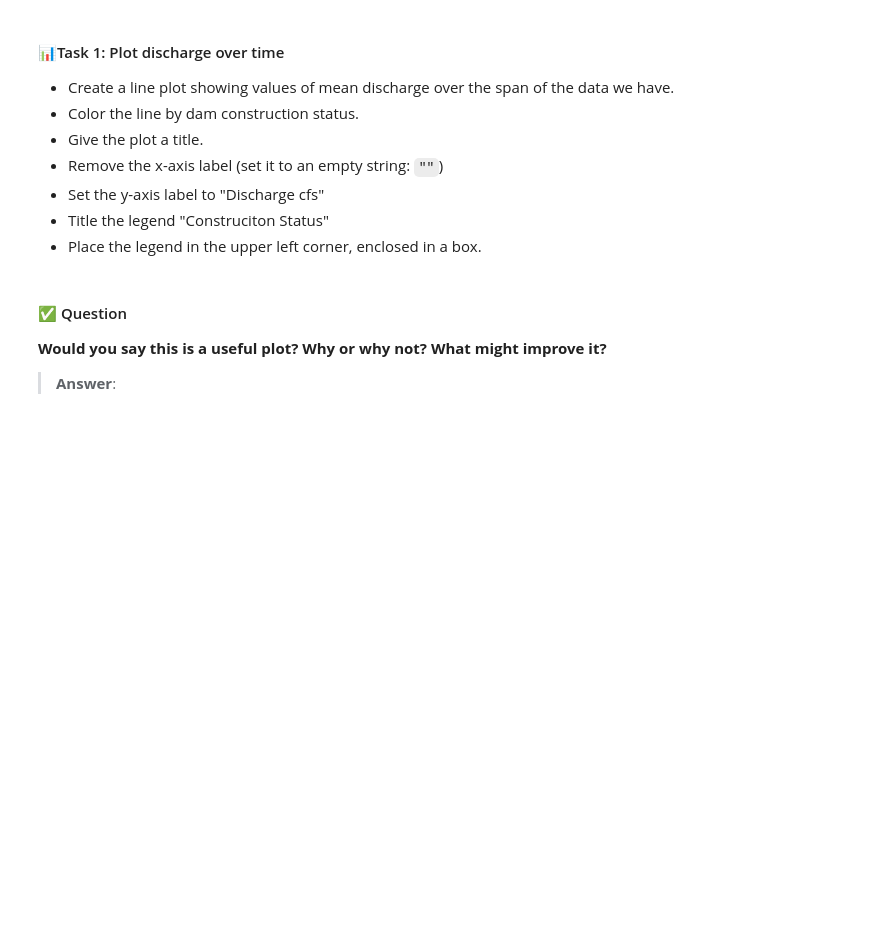
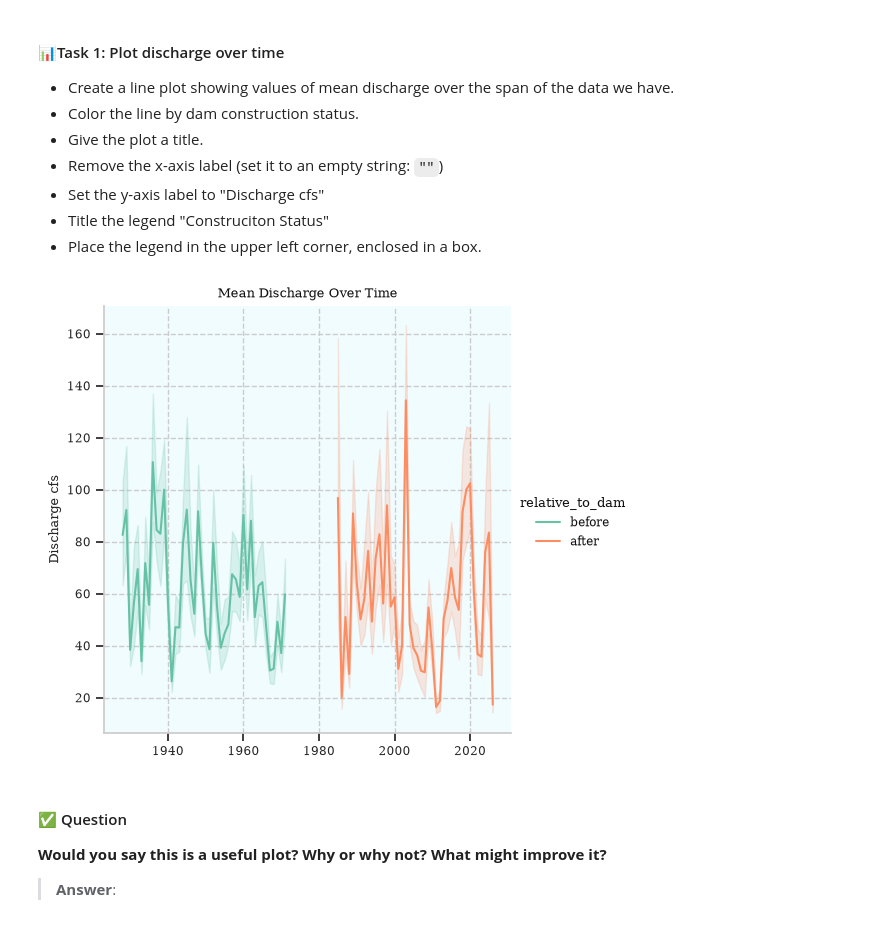
Before and after one commit to Sophiacyt/ENV700, a Jupyter notebook: Lessons/M5-L-visualization-exercises.ipynb, the cells around one changed output. Drawn from its saved outputs; the diff is of its cells as text; code cells hidden in the pictures; blank space fills up the shorter version.

Commit message:
plot 1

```diff
--- a/Lessons/M5-L-visualization-exercises.ipynb
+++ b/Lessons/M5-L-visualization-exercises.ipynb
@@ -91,6 +91,14 @@ USGS_flow.head()
 * Set two of the theme's runtime configuration (`rc`) options. ([Hint](https://seaborn.pydata.org/generated/seaborn.axes_style.html))
 # %%
 # Set the default theme attributes
+sns.set_theme(style="whitegrid", context = "notebook", palette = "Set2", font_scale = 0.8,
+              rc={
+                  'axes.facecolor': "#f1fcff",
+                  'grid.linestyle': '--',
+                  'text.color': '#111111',
+                  'xtick.bottom':True,
+                  'ytick.left':True,
+                  'font.family':'serif'})
 # %% [markdown]
 #### 📊Task 1: Plot discharge over time
 * Create a line plot showing values of mean discharge over the span of the data we have.
@@ -102,6 +110,21 @@ USGS_flow.head()
 * Place the legend in the upper left corner, enclosed in a box.
 # %%
 # Create a line plot of discharge over time
+plot_1 = sns.relplot(
+    data=USGS_flow,
+    kind = 'line',
+    y='discharge_mean',
+    x='year',
+    hue='relative_to_dam',
+);
+
+plot_1.set(
+    title  = 'Mean Discharge Over Time',
+    xlabel = '',
+    ylabel = 'Discharge cfs'
+);
+# %% [output]
+[figure, added]
 # %% [markdown]
 #### ✅ Question
 **Would you say this is a useful plot? Why or why not? What might improve it?**
```
